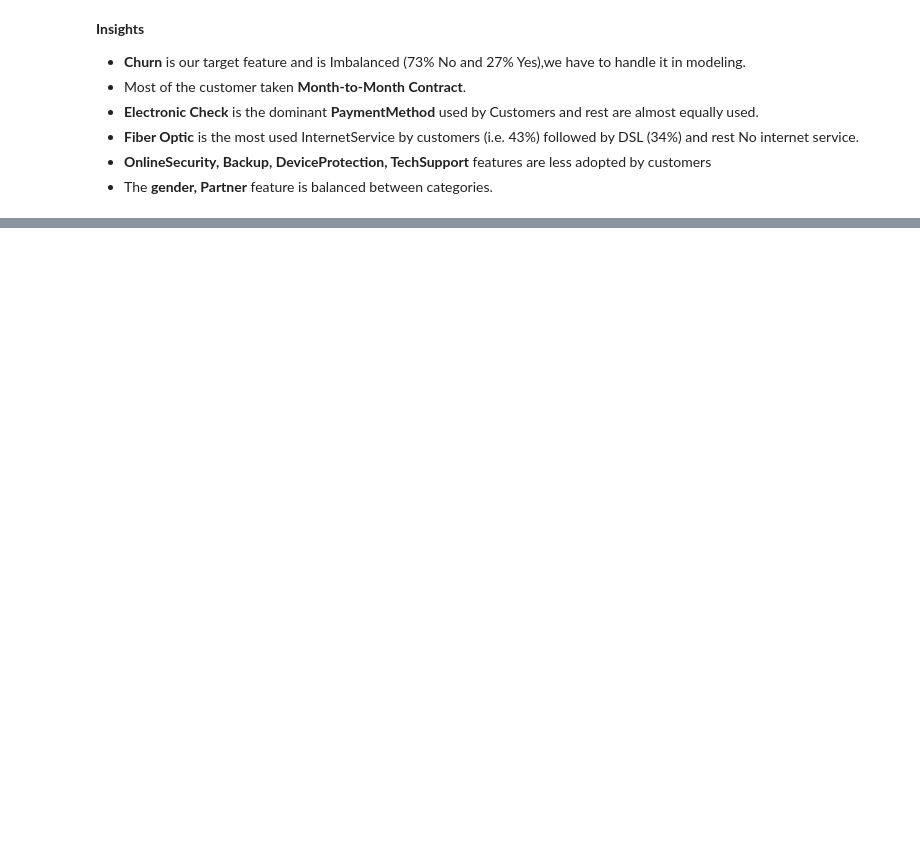
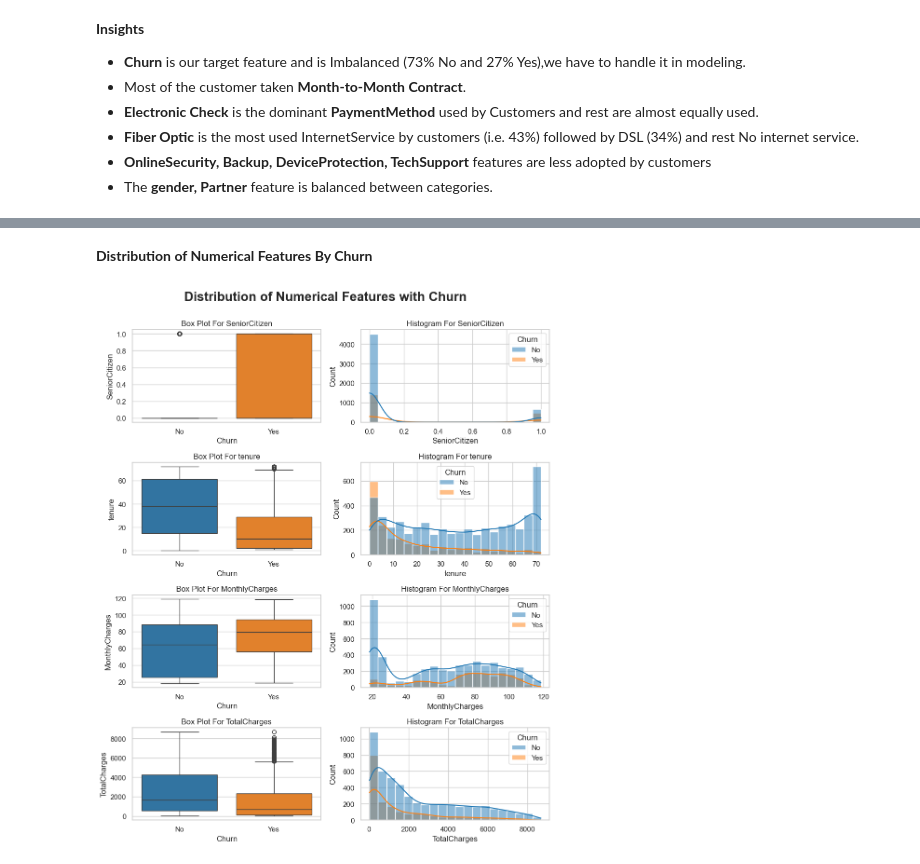
Before and after one commit to vivek-3369/end-to-end-customer-churn-prediction-project, a Jupyter notebook: notebooks/EDA.ipynb, the cells around one changed output, grey strips where cells are left out. Saved outputs shown, nothing was run; the diff lists cells and outputs as text; code cells hidden in the pictures; blank space fills up the shorter version.

```diff
--- a/notebooks/EDA.ipynb
+++ b/notebooks/EDA.ipynb
@@ -247,0 +278,20 @@ plt.savefig("plots/univariate_categorical.png")
+# %%
+from scipy.stats import chi2_contingency
+
+results = {}
+alpha = 0.05
+
+for feature in categorical_features :
+    contingency_table = pd.crosstab(data[feature], data["Churn"])
+
+    chi2_stats, p_value, dof, expected = chi2_contingency(contingency_table)
+    decision = "Reject Null Hypothesis (Keep Feature)" if p_value <= alpha else "Accept the Null Hypothesis(Drop Feature)"
+
+    results[feature] = {
+        "Chi2_Statistic": chi2_stats,
+        "P-value": p_value,
+        "Decision": decision
+    }
+
+chi2_df = pd.DataFrame(results).T
+chi2_df.sort_values(by="P-value", ascending=False)
@@ -247,0 +341,19 @@ plt.savefig("plots/univariate_categorical.png")
+# %% [markdown]
+**Distribution of Numerical Features By Churn**
+# %%
+num_features = len(numerical_features)
+fig, ax = plt.subplots(num_features, 2, figsize=(10, 3*num_features))
+fig.suptitle("Distribution of Numerical Features with Churn",
+             fontsize=20, fontweight='bold', ha='center', y=1)
+
+for i, feature in enumerate(numerical_features):
+    sns.boxplot(x="Churn", y=feature, data=data, ax=ax[i, 0], palette="tab10")
+    ax[i, 0].set_title(f"Box Plot For {feature}")
+
+    sns.histplot(data=data, x=feature, hue="Churn", bins=20, kde=True, ax=ax[i, 1], palette="tab10")
+    ax[i, 1].set_title(f"Histogram For {feature}")
+
+plt.tight_layout()
+plt.savefig('plots/distribution_of_numerical_vs_target.png')
+# %% [output]
+[figure, added]
```
Also changed, not shown: parts of 76 cells of this notebook, 5 other files.
